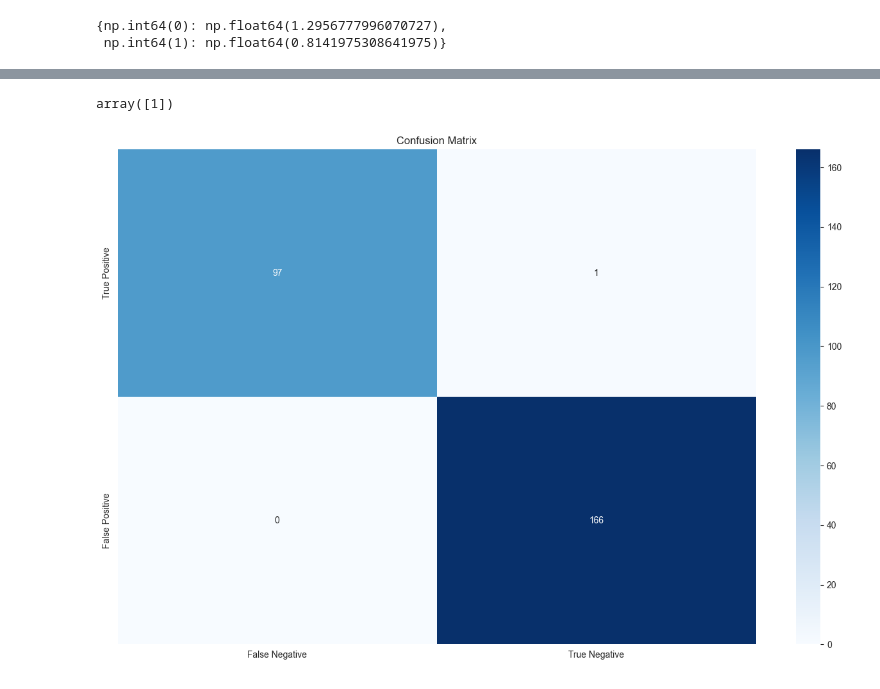
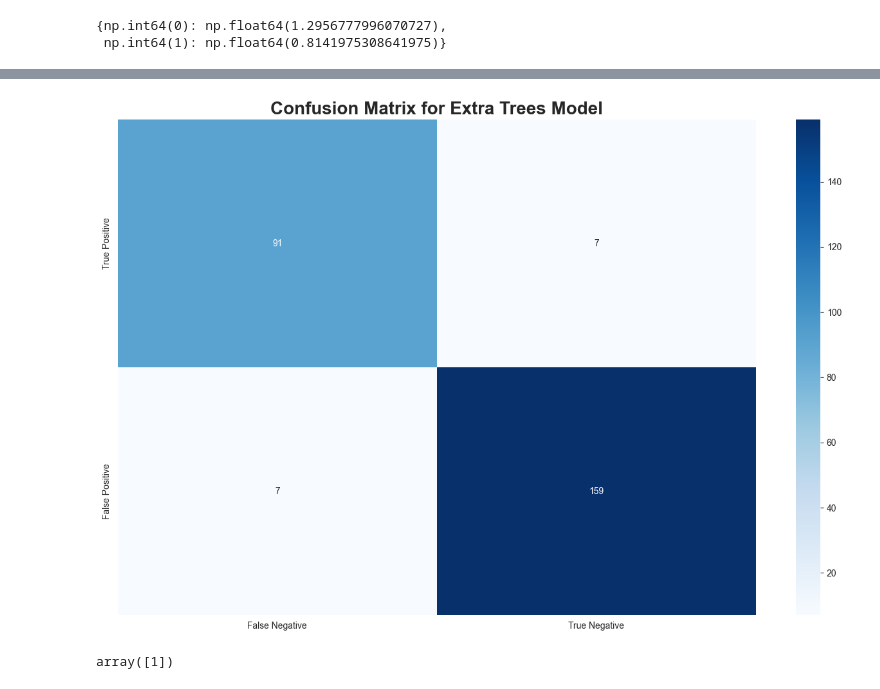
Before and after one commit to Youssef3082004/Heart_Attack_Model, a Jupyter notebook: Heart_Attack_ML.ipynb, the cells around one changed output, grey strips where cells are left out. Cells and saved outputs as stored; diff of their text form; code cells hidden in the pictures.

```diff
--- a/Heart_Attack_ML.ipynb
+++ b/Heart_Attack_ML.ipynb
@@ -217,0 +240,3 @@ accuracy*100
+# %%
+model = ml_models["Extra Trees"]
+preds = model.predict(x_test)
@@ -218,2 +259,10 @@ accuracy*100
+# %%
+acc = confusion_matrix(y_test,preds)
+plt.figure(figsize=(16,10))
+plt.title("Confusion Matrix for Extra Trees Model",weight="bold",size=20)
+sns.heatmap(acc,xticklabels=["False Negative","True Negative"],yticklabels=["True Positive","False Positive"],annot=True,cmap="Blues",fmt=f".0f")
+plt.show()
+# %% [output]
+[figure, added]
 # %%
 test = pd.DataFrame({"age":[64],"gender":[1],"impluse":[66],"pressurehight":[160],"pressurelow":[83],"glucose":[160.0],"kcm":[1.80],"troponin":[0.012]})
@@ -221,10 +270,2 @@ classifier.predict(test)
 # %% [output]
 array([1])
-# %%
-acc = confusion_matrix(y_test,y_predict)
-plt.figure(figsize=(16,10))
-plt.title("Confusion Matrix")
-sns.heatmap(acc,xticklabels=["False Negative","True Negative"],yticklabels=["True Positive","False Positive"],annot=True,cmap="Blues",fmt=f".0f")
-plt.show()
-# %% [output]
-[figure, removed]
```
Also changed, not shown: parts of 24 cells of this notebook.
